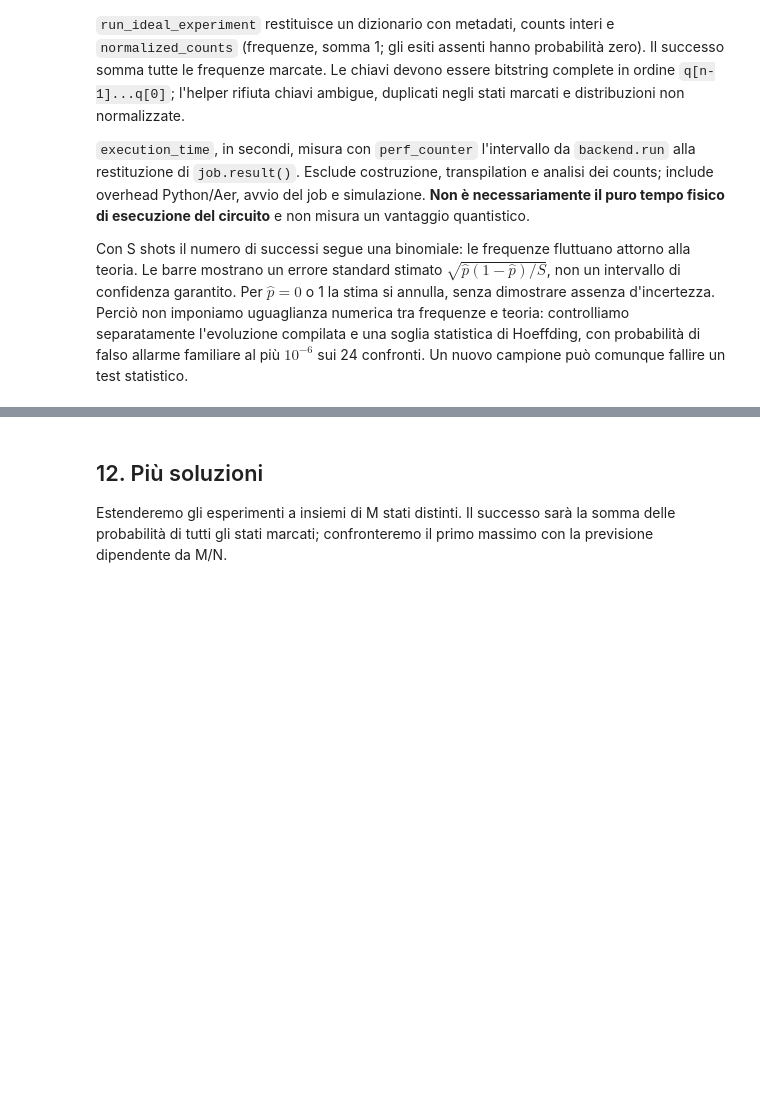
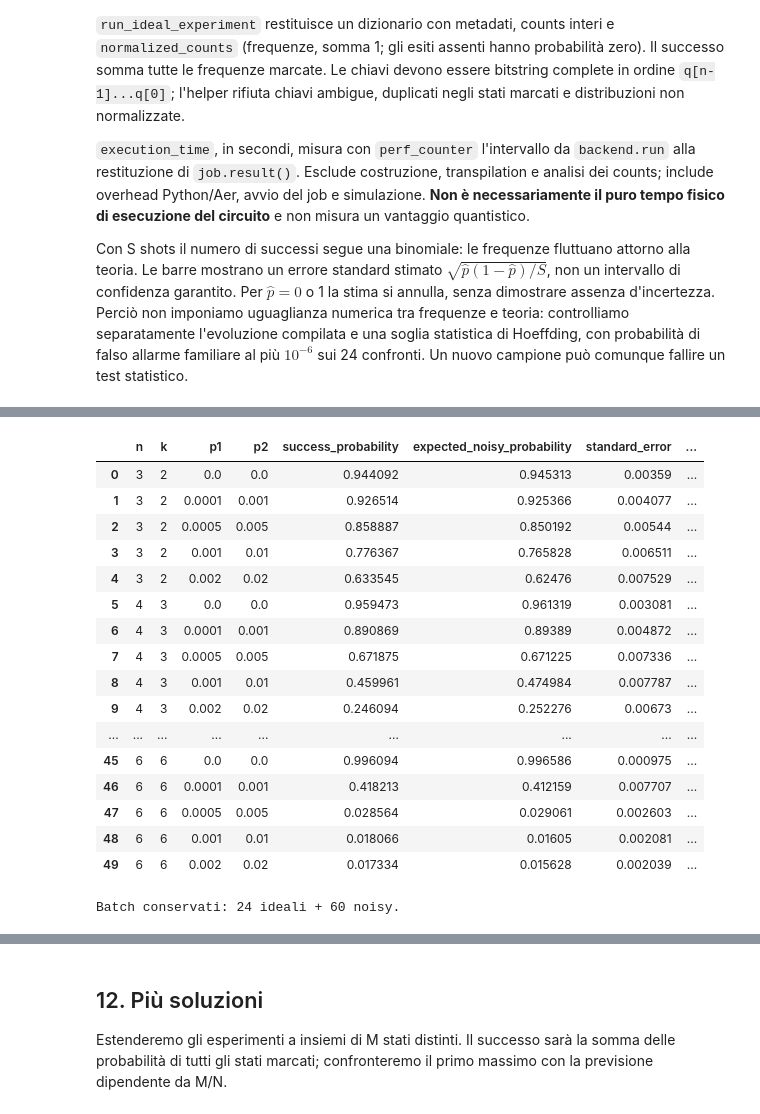
Before and after one commit to Pier2690/QuantumComputing, a Jupyter notebook: Grover.ipynb, the cells around one changed output, grey strips where cells are left out. Saved outputs shown, nothing was run; the diff lists cells and outputs as text; code cells hidden in the pictures; blank space fills up the shorter version.

```diff
--- a/Grover.ipynb
+++ b/Grover.ipynb
@@ -690,0 +847,78 @@ Introdurremo un modello di rumore esplicito e documentato, mantenendo confrontab
+# %%
+# Conserva il batch ideale corrente; una riesecuzione non duplica il batch noisy.
+ideal_results_df = results_df.loc[results_df["mode"] == "ideal_shots"].copy()
+for column in ("p1", "p2", "readout_error"):
+    ideal_results_df[column] = 0.0
+ideal_results_df["success_probability"] = ideal_results_df.measured_success_probability
+ideal_results_df["expected_noisy_probability"] = ideal_results_df.theoretical_probability
+ideal_results_df["simulation_method"] = "statevector"
+ideal_results_df["experiment_group"] = "ideal_scan"
+ideal_basis = []
+for row in ideal_results_df.itertuples():
+    compiled = transpile(build_grover_circuit(int(row.n), row.marked_states, int(row.k), False),
+                         make_ideal_backend(int(row.seed)),
+                         optimization_level=IDEAL_OPTIMIZATION_LEVEL, seed_transpiler=int(row.seed))
+    ideal_basis.append(",".join(sorted({item.operation.name for item in compiled.data})))
+ideal_results_df["actual_basis_gates"] = ideal_basis
+ideal_results_df = ideal_results_df.astype(RESULT_DTYPES)
+
+NOISE_P2_VALUES = (0.0, 0.001, 0.005, 0.01, 0.02)
+noisy_rows = []
+for n in (3, 4, 5, 6):
+    ks = range(9) if n == 6 else [optimal_grover_iterations(2 ** n, 1)]
+    for k in ks:
+        for p2 in NOISE_P2_VALUES:
+            noisy_rows.append(run_noisy_experiment(n, (format(1, f"0{n}b"),), k,
+                              SHOTS_DEFAULT, RANDOM_SEED + 100 * n + k, p2 / 10, p2))
+noisy_results_df = pd.DataFrame(noisy_rows, columns=RESULT_DTYPES).astype(RESULT_DTYPES)
+results_df = pd.concat([ideal_results_df, noisy_results_df], ignore_index=True).astype(RESULT_DTYPES)
+assert len(ideal_results_df) == 24 and len(noisy_results_df) == 60
+assert not noisy_results_df.duplicated(["n", "k", "p1", "p2", "readout_error"]).any()
+assert (noisy_results_df.shots == SHOTS_DEFAULT).all()
+assert (noisy_results_df.execution_time >= 0).all()
+assert (noisy_results_df.total_gate_count >= noisy_results_df.two_qubit_gate_count).all()
+assert noisy_results_df.success_probability.between(0, 1).all()
+assert set(noisy_results_df.actual_basis_gates) <= {"u", "cx,u"}
+for row in noisy_results_df.itertuples():
+    matching = ideal_results_df[(ideal_results_df.n == row.n) & (ideal_results_df.k == row.k)]
+    if not matching.empty:
+        baseline = matching.iloc[0]
+        for field in ("marked_states", "shots", "seed", "seed_transpiler", "basis_gates", "optimization_level",
+                      "depth", "total_gate_count", "two_qubit_gate_count", "actual_basis_gates"):
+            assert getattr(row, field) == baseline[field], f"Confronto non equivalente: {field}"
+zero_noise = noisy_results_df[noisy_results_df.p2 == 0]
+np.testing.assert_allclose(zero_noise.expected_noisy_probability.to_numpy(dtype=float),
+                           zero_noise.theoretical_probability.to_numpy(dtype=float), atol=ATOL, rtol=0)
+noisy_threshold = np.sqrt(np.log(2 * len(noisy_results_df) / 1e-6) / (2 * SHOTS_DEFAULT))
+assert ((noisy_results_df.success_probability - noisy_results_df.expected_noisy_probability).abs()
+        <= noisy_threshold).all()
+optimum_noise_df = noisy_results_df[
+    noisy_results_df.apply(lambda row: row.k == optimal_grover_iterations(int(row.N), int(row.M)), axis=1)
+].copy()
+for n, group in optimum_noise_df.groupby("n"):
+    group = group.sort_values("p2")
+    # Ai k ottimi verifichiamo il calo esatto del modello, senza imporlo ai counts.
+    assert np.all(np.diff(group.expected_noisy_probability.to_numpy(dtype=float)) <= ATOL)
+    assert group.iloc[-1].expected_noisy_probability < group.iloc[0].expected_noisy_probability
+display(optimum_noise_df[["n", "k", "p1", "p2", "success_probability", "expected_noisy_probability",
+                          "standard_error", "depth", "total_gate_count", "two_qubit_gate_count", "actual_basis_gates"]])
+print(f"Batch conservati: {len(ideal_results_df)} ideali + {len(noisy_results_df)} noisy.")
+# %% [output]
+|  | n | k | p1 | p2 | success_probability | expected_noisy_probability | standard_error | ... |
+| 0 | 3 | 2 | 0.0 | 0.0 | 0.944092 | 0.945313 | 0.00359 | ... |
+| 1 | 3 | 2 | 0.0001 | 0.001 | 0.926514 | 0.925366 | 0.004077 | ... |
+| 2 | 3 | 2 | 0.0005 | 0.005 | 0.858887 | 0.850192 | 0.00544 | ... |
+| 3 | 3 | 2 | 0.001 | 0.01 | 0.776367 | 0.765828 | 0.006511 | ... |
+| 4 | 3 | 2 | 0.002 | 0.02 | 0.633545 | 0.62476 | 0.007529 | ... |
+| 5 | 4 | 3 | 0.0 | 0.0 | 0.959473 | 0.961319 | 0.003081 | ... |
+| 6 | 4 | 3 | 0.0001 | 0.001 | 0.890869 | 0.89389 | 0.004872 | ... |
+| 7 | 4 | 3 | 0.0005 | 0.005 | 0.671875 | 0.671225 | 0.007336 | ... |
+| 8 | 4 | 3 | 0.001 | 0.01 | 0.459961 | 0.474984 | 0.007787 | ... |
+| 9 | 4 | 3 | 0.002 | 0.02 | 0.246094 | 0.252276 | 0.00673 | ... |
+| ... | ... | ... | ... | ... | ... | ... | ... | ... |
+| 45 | 6 | 6 | 0.0 | 0.0 | 0.996094 | 0.996586 | 0.000975 | ... |
+| 46 | 6 | 6 | 0.0001 | 0.001 | 0.418213 | 0.412159 | 0.007707 | ... |
+| 47 | 6 | 6 | 0.0005 | 0.005 | 0.028564 | 0.029061 | 0.002603 | ... |
+| 48 | 6 | 6 | 0.001 | 0.01 | 0.018066 | 0.01605 | 0.002081 | ... |
+| 49 | 6 | 6 | 0.002 | 0.02 | 0.017334 | 0.015628 | 0.002039 | ... |
+Batch conservati: 24 ideali + 60 noisy.
```
Also changed, not shown: parts of 20 cells of this notebook, 1 other file.
